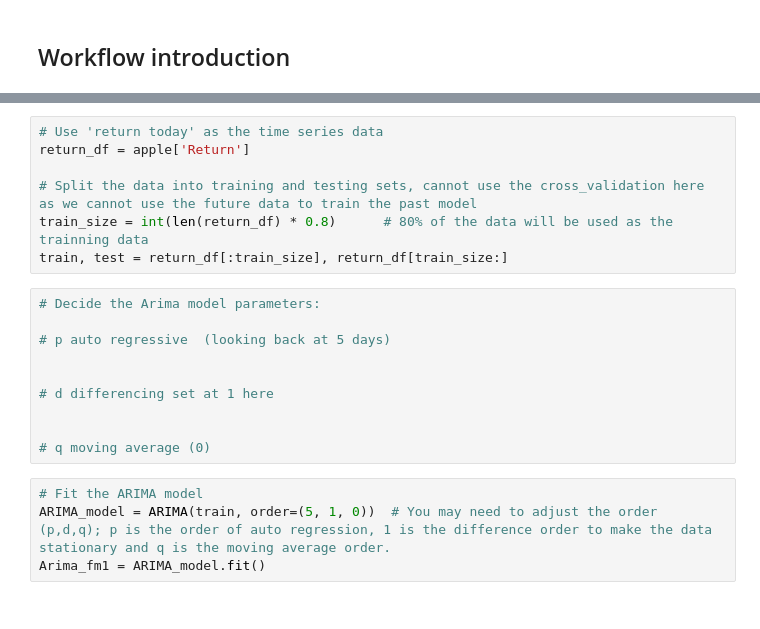
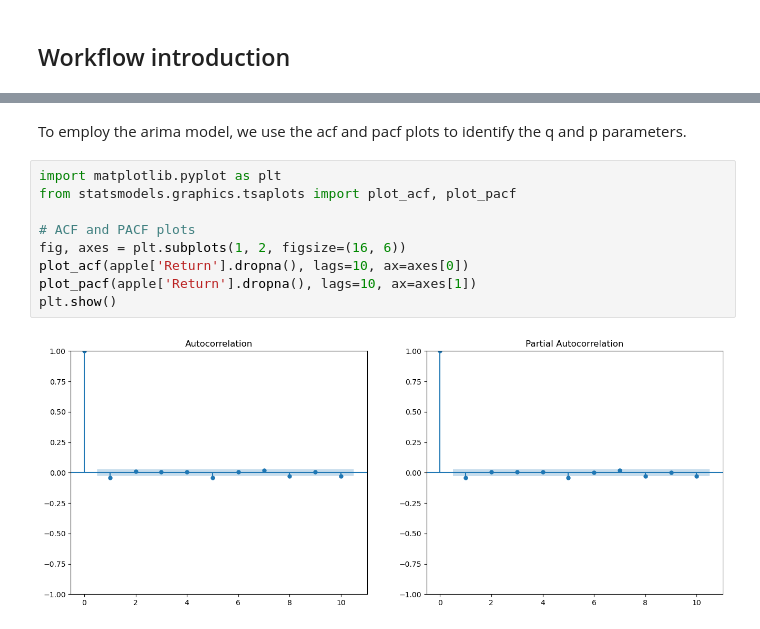
Before and after one commit to Leoyuyuyu/stock_prediction, a Jupyter notebook: notebooks/10-advanced_modelling_regression_Arima.ipynb, the cells around one changed output, grey strips where cells are left out. Saved outputs shown, nothing was run; the diff lists cells and outputs as text.

```diff
--- a/notebooks/10-advanced_modelling_regression_Arima.ipynb
+++ b/notebooks/10-advanced_modelling_regression_Arima.ipynb
@@ -79,21 +56,13 @@ figure.show()
-# %%
-# Use 'return today' as the time series data
-return_df = apple['Return']
-
-# Split the data into training and testing sets, cannot use the cross_validation here as we cannot use the future data to train the past model
-train_size = int(len(return_df) * 0.8)      # 80% of the data will be used as the trainning data
-train, test = return_df[:train_size], return_df[train_size:]
-# %%
-# Decide the Arima model parameters:
-
-# p auto regressive  (looking back at 5 days)
-
-
-# d differencing set at 1 here
-
-
-# q moving average (0)
-# %%
-# Fit the ARIMA model
-ARIMA_model = ARIMA(train, order=(5, 1, 0))  # You may need to adjust the order (p,d,q); p is the order of auto regression, 1 is the difference order to make the data stationary and q is the moving average order.
-Arima_fm1 = ARIMA_model.fit()
+# %% [markdown]
+To employ the arima model, we use the acf and pacf plots to identify the q and p parameters.
+# %%
+import matplotlib.pyplot as plt
+from statsmodels.graphics.tsaplots import plot_acf, plot_pacf
+
+# ACF and PACF plots
+fig, axes = plt.subplots(1, 2, figsize=(16, 6))
+plot_acf(apple['Return'].dropna(), lags=10, ax=axes[0])
+plot_pacf(apple['Return'].dropna(), lags=10, ax=axes[1])
+plt.show()
+# %% [output]
+[figure, added]
```
Also changed, not shown: parts of 8 cells of this notebook.
